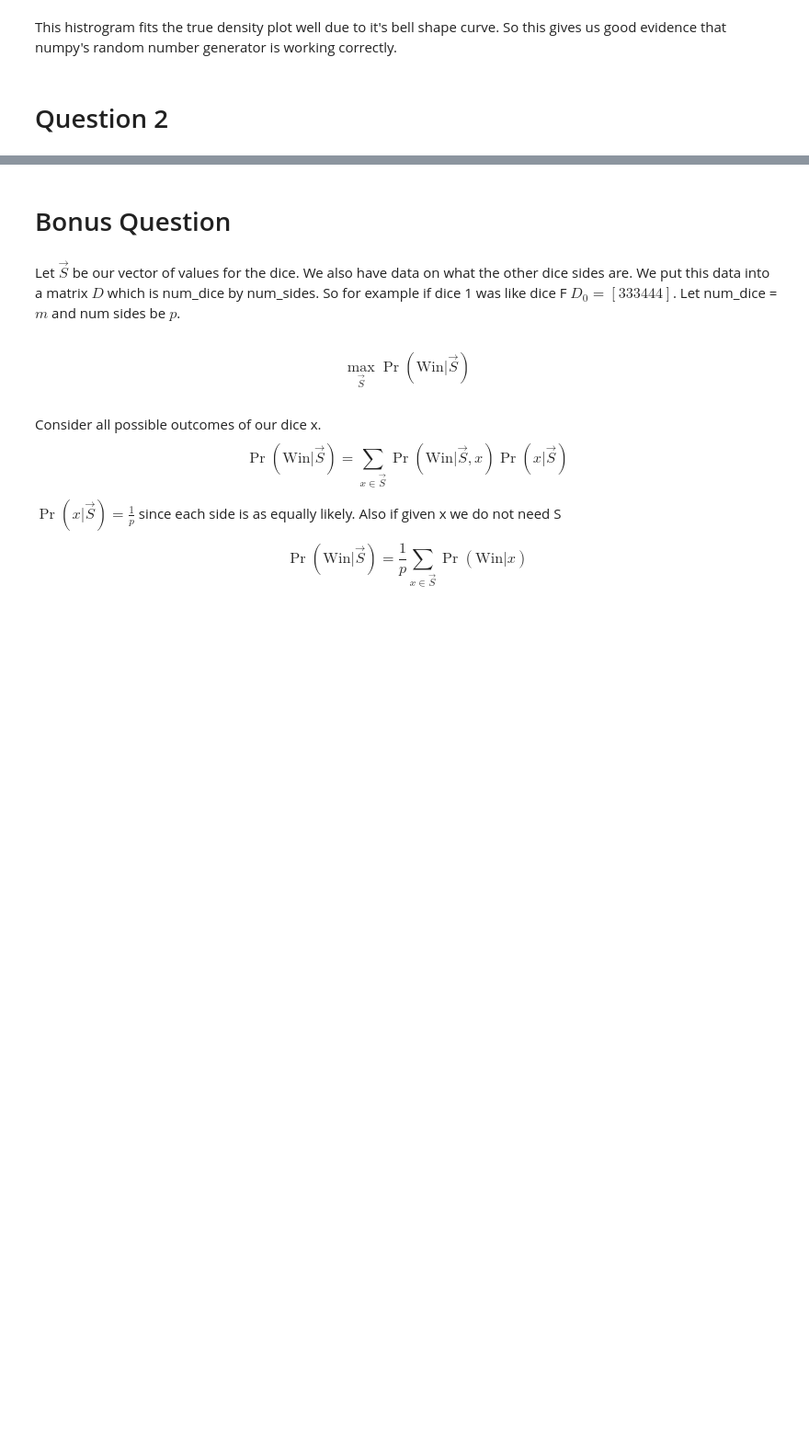
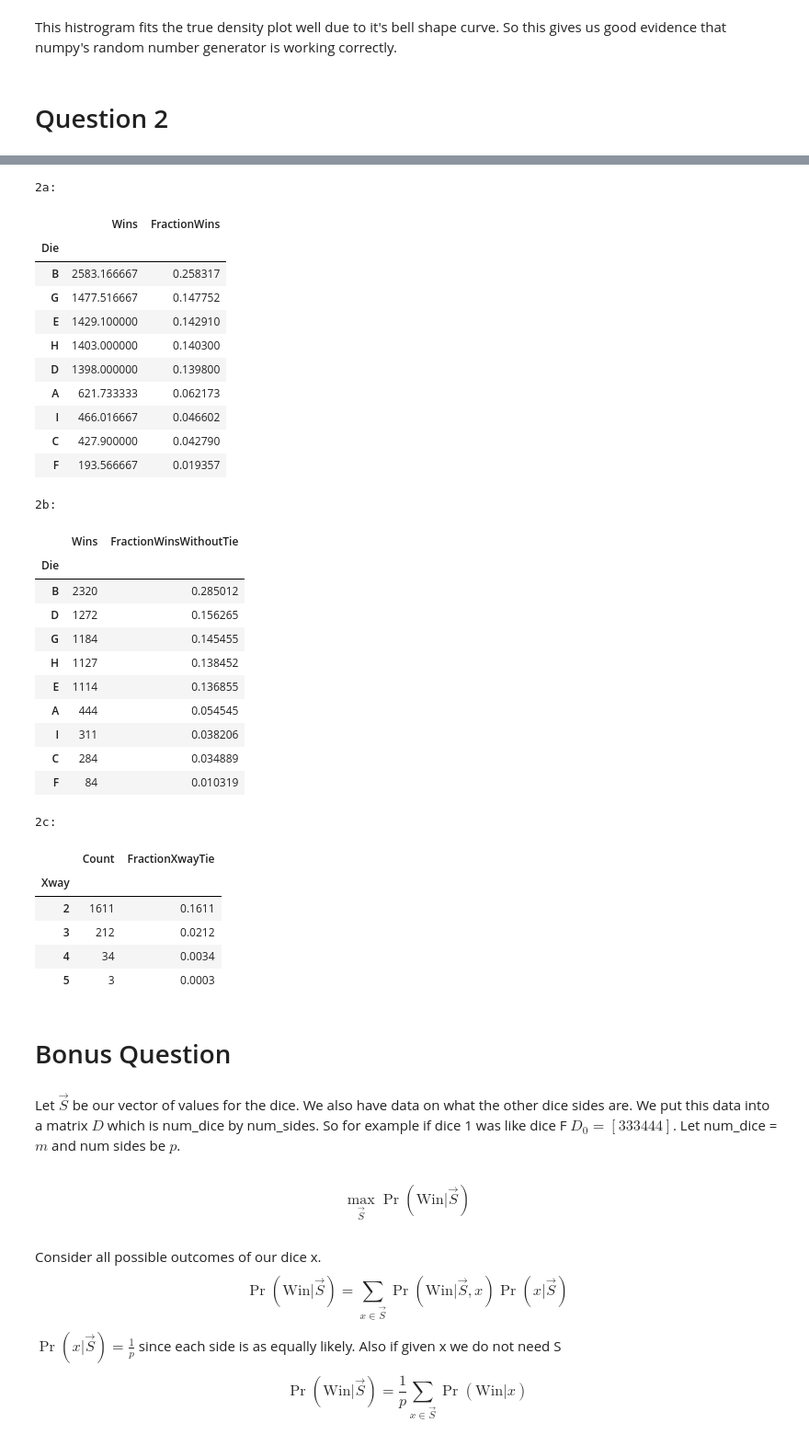
Before and after one commit to smturro2/ie-413, a Jupyter notebook: HW4.ipynb, the cells around one changed output, grey strips where cells are left out. Shown at 92% size. Saved outputs shown, nothing was run; the diff lists cells and outputs as text; code cells hidden in the pictures; blank space fills up the shorter version.

```diff
--- a/HW4.ipynb
+++ b/HW4.ipynb
@@ -204,7 +201,8 @@ def compare_rolls(all_dice, names, num_iter = 1000):
 list_of_dice = [A,B,C,D,E,F,G,H,I]
 list_of_names = ["A", "B", "C", "D", "E", "F", "G", "H", "I"]
 # %%
-wins, ties, max_rolls, xway_ties = compare_rolls(list_of_dice, list_of_names, num_iter = 10000)
+num_iterations = 10000
+wins, ties, max_rolls, xway_ties = compare_rolls(list_of_dice, list_of_names, num_iter = num_iterations)
 total = wins + ties
 
 sorted_wins = wins.most_common()
@@ -257,0 +246,18 @@ Xway tie distribution:
+# %%
+## 2a calculation
+a_results = pd.DataFrame(data = sorted_total, columns = ['Die', 'Wins'])
+a_results.set_index('Die', inplace=True)
+a_results['FractionWins'] = a_results['Wins'] / num_iterations
+
+## 2b calculation
+
+b_results = pd.DataFrame(data = sorted_wins, columns = ['Die', 'Wins'])
+b_results.set_index('Die', inplace=True)
+b_results['FractionWinsWithoutTie'] = b_results['Wins'] / (num_iterations - sum(xway_ties.values()))
+
+## 2c calculation
+
+c_results = pd.DataFrame.from_dict(xway_ties, orient='index').reset_index()
+c_results.rename(columns ={'index':'Xway' , 0:'Count'}, inplace=True)
+c_results.set_index('Xway', inplace=True)
+c_results['FractionXwayTie'] = c_results['Count'] / num_iterations
@@ -258,3 +267,42 @@ Xway tie distribution:
+# %%
+print("2a:")
+display(a_results)
+print("2b:")
+display(b_results)
+print("2c:")
+display(c_results)
+# %% [output]
+2a:
+|  | Wins | FractionWins |
+| Die |  |  |
+| B | 2583.166667 | 0.258317 |
+| G | 1477.516667 | 0.147752 |
+| E | 1429.100000 | 0.142910 |
+| H | 1403.000000 | 0.140300 |
+| D | 1398.000000 | 0.139800 |
+| A | 621.733333 | 0.062173 |
+| I | 466.016667 | 0.046602 |
+| C | 427.900000 | 0.042790 |
+| F | 193.566667 | 0.019357 |
+2b:
+|  | Wins | FractionWinsWithoutTie |
+| Die |  |  |
+| B | 2320 | 0.285012 |
+| D | 1272 | 0.156265 |
+| G | 1184 | 0.145455 |
+| H | 1127 | 0.138452 |
+| E | 1114 | 0.136855 |
+| A | 444 | 0.054545 |
+| I | 311 | 0.038206 |
+| C | 284 | 0.034889 |
+| F | 84 | 0.010319 |
+2c:
+|  | Count | FractionXwayTie |
+| Xway |  |  |
+| 2 | 1611 | 0.1611 |
+| 3 | 212 | 0.0212 |
+| 4 | 34 | 0.0034 |
+| 5 | 3 | 0.0003 |
 # %% [markdown]
 # Bonus Question
 # %% [markdown]
```
Also changed, not shown: parts of 16 cells of this notebook.
